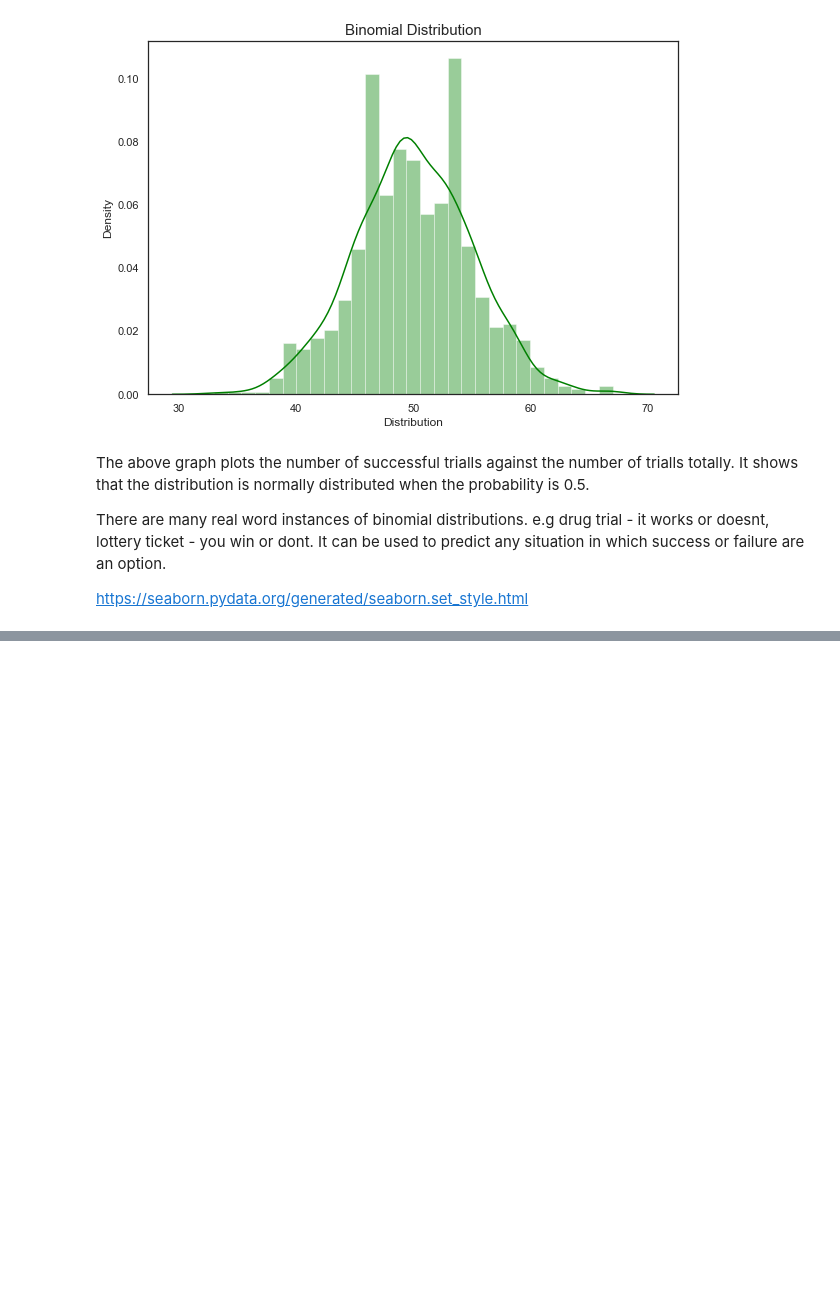
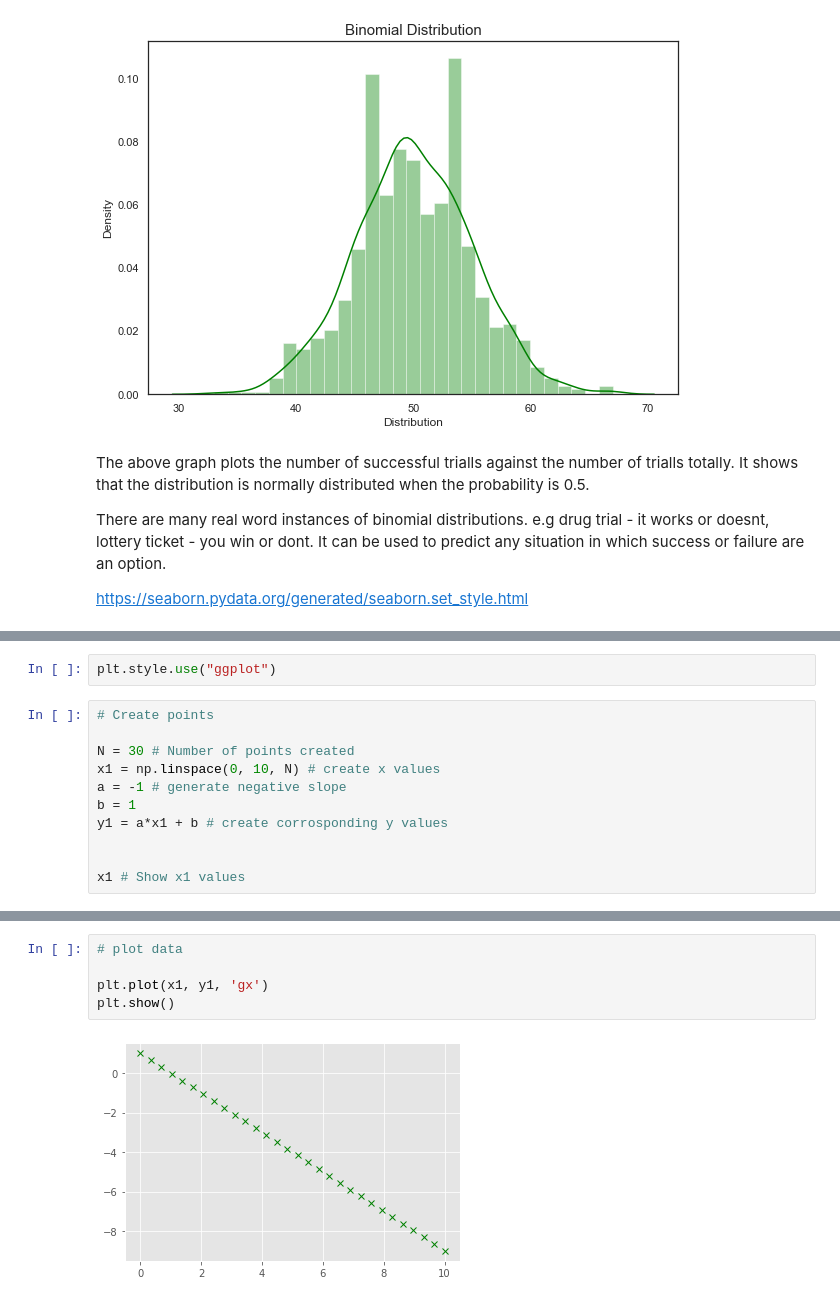
Before and after one commit to eoinlees/FofDA-assessment-2020, a Jupyter notebook: Tasks 2020.ipynb, the cells around one changed output, grey strips where cells are left out. Drawn from its saved outputs; the diff is of its cells as text; blank space fills up the shorter version.

Commit message:
Task 4 plots & analysis complete. To be referenced and written up fully

```diff
--- a/Tasks 2020.ipynb
+++ b/Tasks 2020.ipynb
@@ -299,0 +286,13 @@ plt.show()
+# %%
+plt.style.use("ggplot")
+# %%
+# Create points
+
+N = 30 # Number of points created
+x1 = np.linspace(0, 10, N) # create x values
+a = -1 # generate negative slope
+b = 1
+y1 = a*x1 + b # create corrosponding y values
+
+
+x1 # Show x1 values
@@ -299,0 +315,7 @@ plt.show()
+# %%
+# plot data
+
+plt.plot(x1, y1, 'gx')
+plt.show()
+# %% [output]
+[figure, added]
```
Also changed, not shown: parts of 21 cells of this notebook.
